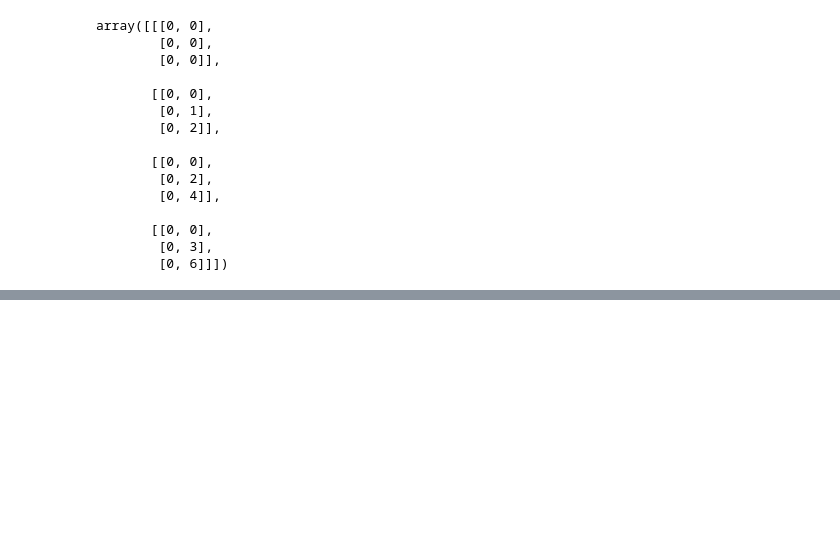
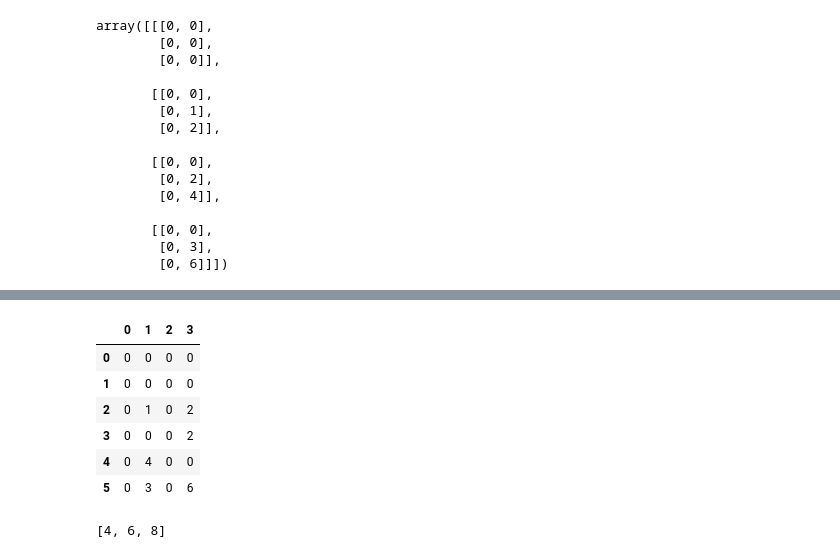
Before and after one commit to FazlullahBokhari/python-Labraries, a Jupyter notebook: Numpy.ipynb, the cells around one changed output, grey strips where cells are left out. Saved outputs shown, nothing was run; the diff lists cells and outputs as text; code cells hidden in the pictures; blank space fills up the shorter version.

```diff
--- a/Numpy.ipynb
+++ b/Numpy.ipynb
@@ -135,0 +234,3 @@ array([[[[0, 0],
+# %%
+a = np.fromfunction(lambda i, j,z: i*j*z, (4,3,2), dtype=int)
+a.size
@@ -135,0 +306,14 @@ array([[[[0, 0],
+# %%
+pd.DataFrame(a.reshape(6,4)) # must be the fraction of size of a
+# %% [output]
+|  | 0 | 1 | 2 | 3 |
+| 0 | 0 | 0 | 0 | 0 |
+| 1 | 0 | 0 | 0 | 0 |
+| 2 | 0 | 1 | 0 | 2 |
+| 3 | 0 | 0 | 0 | 2 |
+| 4 | 0 | 4 | 0 | 0 |
+| 5 | 0 | 3 | 0 | 6 |
+# %%
+list(range(4,10,2))
+# %% [output]
+[4, 6, 8]
```
Also changed, not shown: parts of 43 cells of this notebook.
